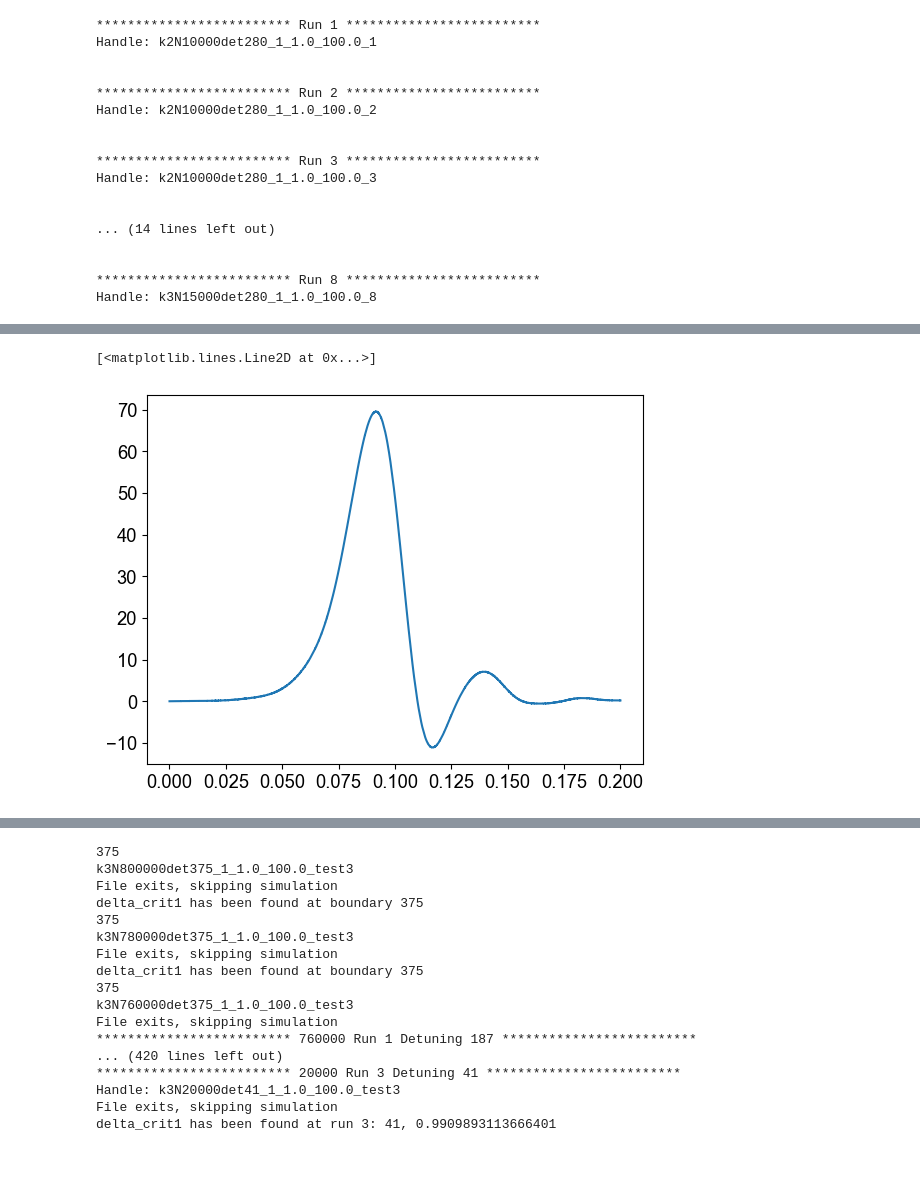
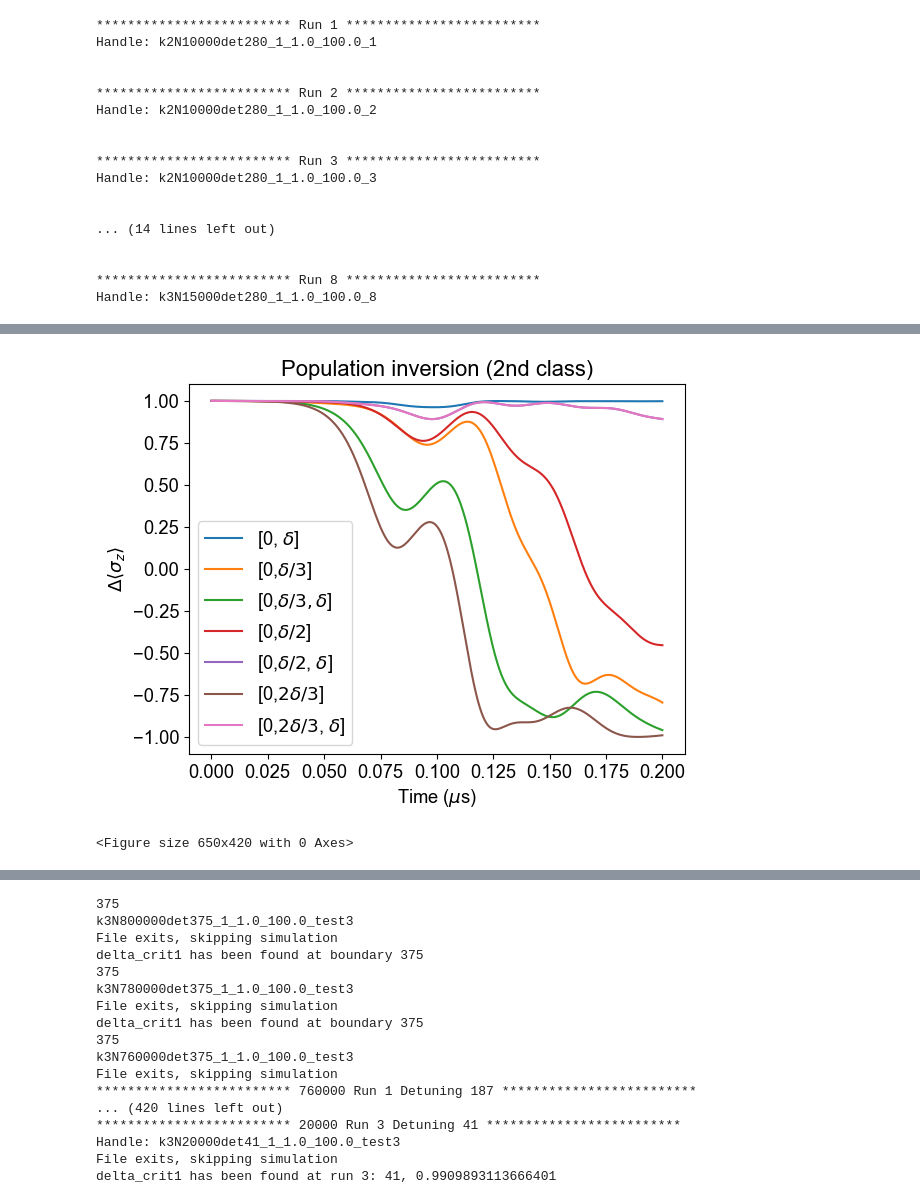
Before and after one commit to VodkaSin/Cuda_C_spin_sync, a Jupyter notebook: CUDA_code/cuda_run-fixed-head (1).ipynb, the cells around one changed output, grey strips where cells are left out. Drawn from its saved outputs; the diff is of its cells as text; code cells hidden in the pictures; blank space fills up the shorter version.

```diff
--- a/CUDA_code/cuda_run-fixed-head (1).ipynb
+++ b/CUDA_code/cuda_run-fixed-head (1).ipynb
@@ -134,9 +140,28 @@ plt.savefig(f"test2_dwdt_{plot_good}", dpi=300)
 <Figure size 650x420 with 0 Axes>
-# %%
-W = utils.Wt(results[0][1])
-dt = results[0][0][-1]/np.size(results[0][0])
-I = -utils.diffentiate(dt, W)
-plt.plot(results[0][0][:-1], I)
-# %% [output]
-[<matplotlib.lines.Line2D at 0x...>]
-[figure, removed]
+# %%
+#############################################################
+# Test 2: plot sz[0]
+#############################################################
+plot_good = True # Change to 1 once sure the result is good
+results = [utils.read_results(handle) for handle in handle_list]
+
+fig = plt.figure()
+ax = fig.subplots(1, 1)
+plt.figure(figsize=(6.5,4.2))
+ax.set_title("Population inversion (2nd class)")
+ax.set_ylabel(r"$\Delta\langle\sigma_z\rangle$")
+ax.set_xlabel(r"Time ($\mu$s)")
+labels = [r"[0, $\delta$]",r"[0,$\delta/3$]",  r"[0,$\delta/3, \delta$]",
+          r"[0,$\delta/2$]", r"[0,$\delta/2$, $\delta$]",
+          r"[0,$2\delta/3$]", r"[0,$2\delta/3$, $\delta$]"]
+run = 0
+for i in [0,3,4,1,2,5,6]:
+    ax.plot(results[0][0], results[i][1][:,1], label=labels[run])
+    run += 1
+    # ax.set_yscale('log')
+ax.legend()
+if plot_good == True:
+    fig.savefig(f"test2_dsz2.pdf", dpi=300, pad_inches=0.2)
+# %% [output]
+[figure, added]
+<Figure size 650x420 with 0 Axes>
```
Also changed, not shown: parts of 21 cells of this notebook.
